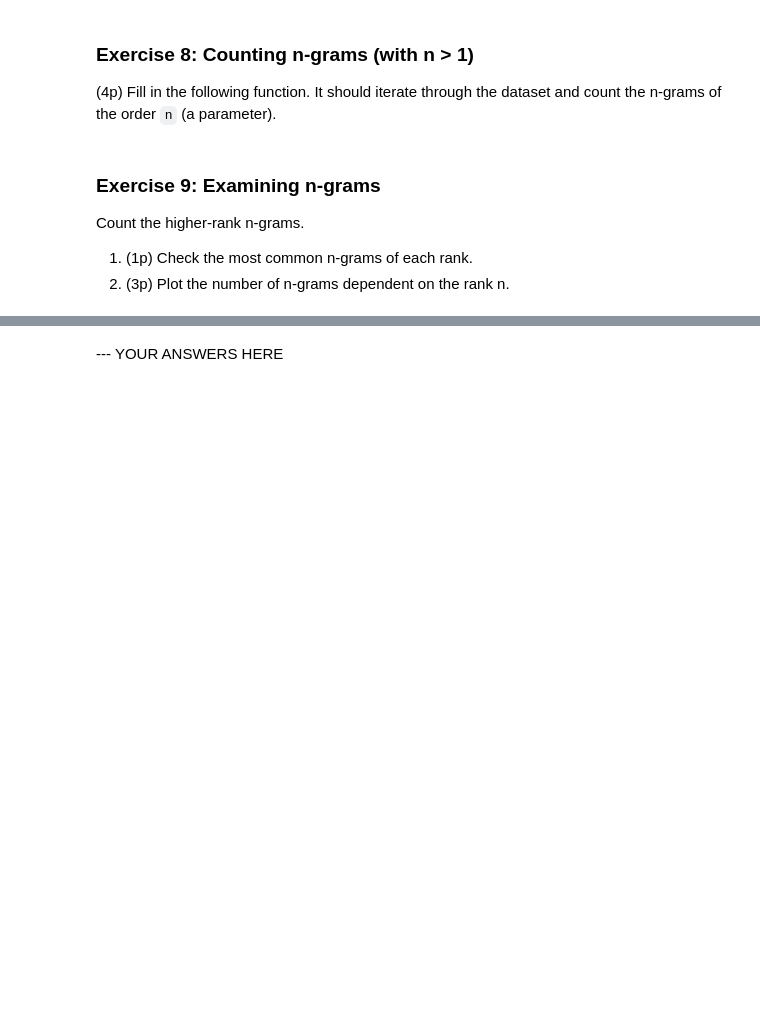
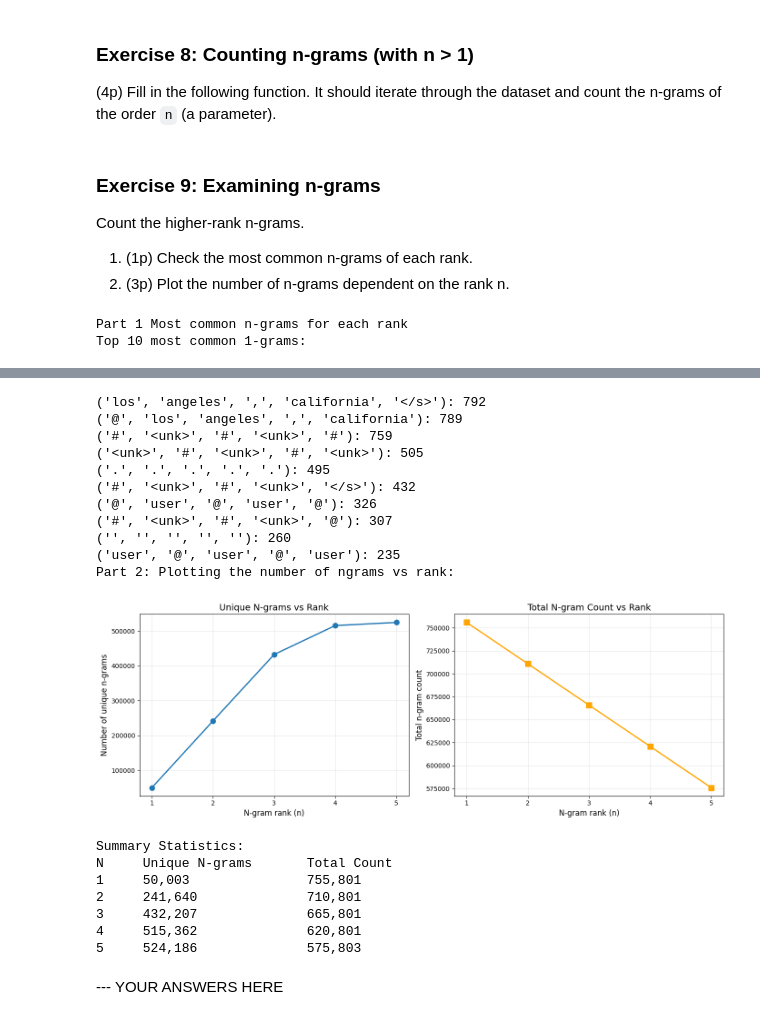
Before and after one commit to OmericoN/NLP_Labs1_Group18, a Jupyter notebook: Lab_1_Omer.ipynb, the cells around one changed output, grey strips where cells are left out. Cells and saved outputs as stored; diff of their text form; code cells hidden in the pictures; blank space fills up the shorter version.

```diff
--- a/Lab_1_Omer.ipynb
+++ b/Lab_1_Omer.ipynb
@@ -1111,0 +1110,58 @@ Count the higher-rank n-grams.
+# %%
+### YOUR CODE HERE
+n_values = [1,2,3,4,5]
+
+print("Part 1 Most common n-grams for each rank")
+
+ngram_counters = {}
+
+for n in n_values:
+    print(f"Top 10 most common {n}-grams:")
+
+    ngram_counter = calculate_ngrams(dataset["train"], n)
+
+    ngram_counters[n] = ngram_counter
+
+    for ngram, count in ngram_counter.most_common(10):
+        print(f"{ngram}: {count}")
+
+
+print("Part 2: Plotting the number of ngrams vs rank:")
+
+number_unique_ngrams = []
+total_ngrams_count = []
+
+for n in n_values:
+    counter = ngram_counters[n]
+    number_unique_ngrams.append(len(counter))
+    total_ngrams_count.append(sum(counter.values()))
+
+fig, axes = plt.subplots(1, 2, figsize=(14, 5))
+
+# Plot 1: Number of unique n-grams
+axes[0].plot(n_values, number_unique_ngrams, marker='o', linewidth=2, markersize=8)
+axes[0].set_xlabel('N-gram rank (n)', fontsize=12)
+axes[0].set_ylabel('Number of unique n-grams', fontsize=12)
+axes[0].set_title('Unique N-grams vs Rank', fontsize=14)
+axes[0].grid(True, alpha=0.3)
+axes[0].set_xticks(n_values)
+
+# Plot 2: Total count of n-grams
+axes[1].plot(n_values, total_ngrams_count, marker='s', linewidth=2, markersize=8, color='orange')
+axes[1].set_xlabel('N-gram rank (n)', fontsize=12)
+axes[1].set_ylabel('Total n-gram count', fontsize=12)
+axes[1].set_title('Total N-gram Count vs Rank', fontsize=14)
+axes[1].grid(True, alpha=0.3)
+axes[1].set_xticks(n_values)
+
+plt.tight_layout()
+plt.show()
+
+# Additional: Print summary statistics
+print("\nSummary Statistics:")
+print(f"{'N':<5} {'Unique N-grams':<20} {'Total Count':<20}")
+for n, unique, total in zip(n_values, number_unique_ngrams, total_ngrams_count):
+    print(f"{n:<5} {unique:<20,} {total:<20,}")
+# %% [output]
+Part 1 Most common n-grams for each rank
+Top 10 most common 1-grams:
@@ -1112,3 +1212,22 @@ Count the higher-rank n-grams.
+('los', 'angeles', ',', 'california', '</s>'): 792
+('@', 'los', 'angeles', ',', 'california'): 789
+('#', '<unk>', '#', '<unk>', '#'): 759
+('<unk>', '#', '<unk>', '#', '<unk>'): 505
+('.', '.', '.', '.', '.'): 495
+('#', '<unk>', '#', '<unk>', '</s>'): 432
+('@', 'user', '@', 'user', '@'): 326
+('#', '<unk>', '#', '<unk>', '@'): 307
+('️', '️', '️', '️', '️'): 260
+('user', '@', 'user', '@', 'user'): 235
+Part 2: Plotting the number of ngrams vs rank:
+[figure, added]
+Summary Statistics:
+N     Unique N-grams       Total Count
+1     50,003               755,801
+2     241,640              710,801
+3     432,207              665,801
+4     515,362              620,801
+5     524,186              575,803
 # %% [markdown]
 --- YOUR ANSWERS HERE
 # %% [markdown]
```
Also changed, not shown: parts of 24 cells of this notebook.
